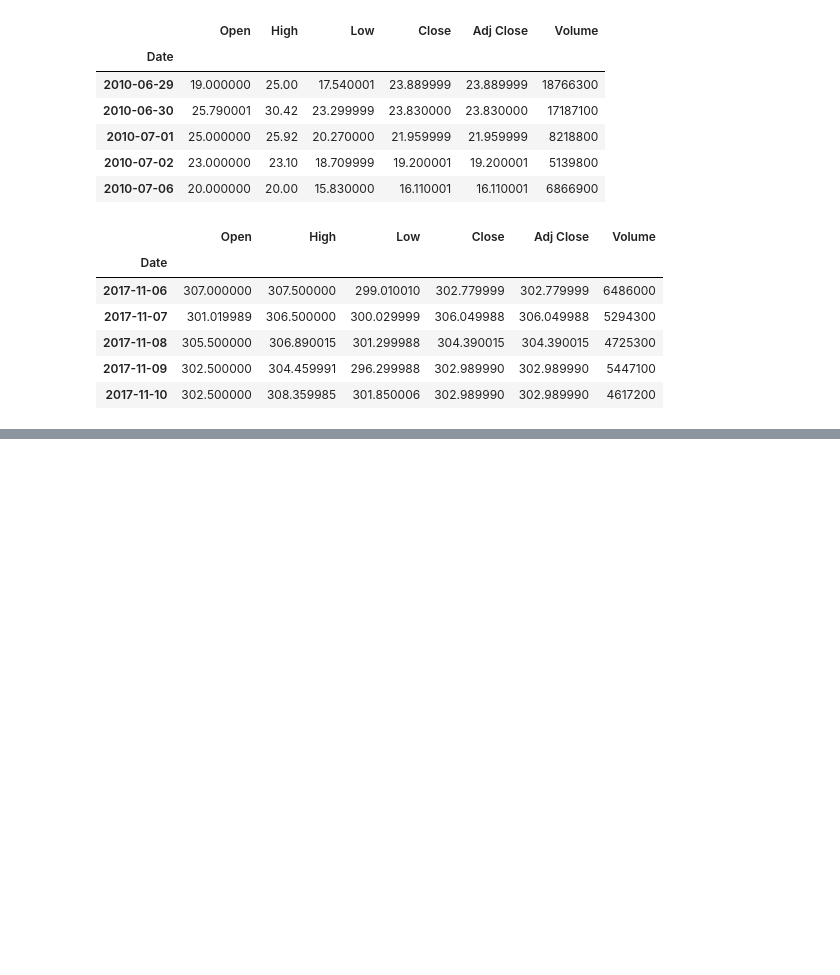
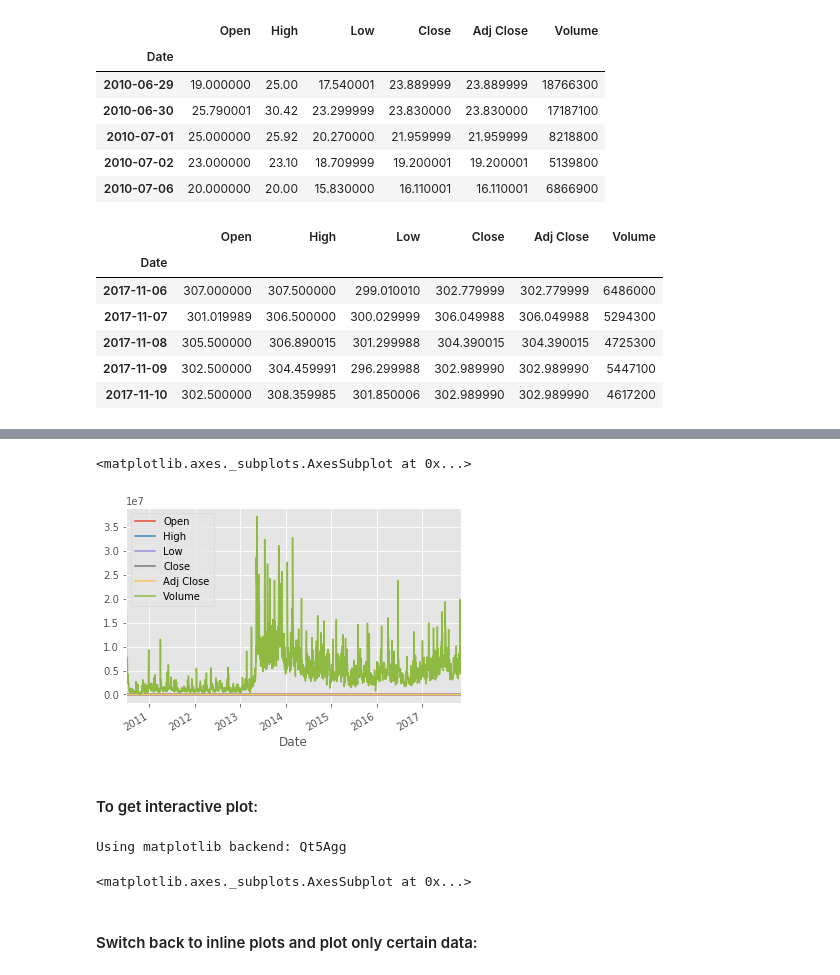
Before and after one commit to romabash/Python-notebooks-collection, a Jupyter notebook: Stock-Analysis/Stock-Analysis.ipynb, the cells around one changed output, grey strips where cells are left out. Drawn from its saved outputs; the diff is of its cells as text; code cells hidden in the pictures; blank space fills up the shorter version.

Commit message:
Visualizing simple stock data

```diff
--- a/Stock-Analysis/Stock-Analysis.ipynb
+++ b/Stock-Analysis/Stock-Analysis.ipynb
@@ -39,0 +48,3 @@ df.tail()
+# %%
+df = pd.read_csv('tsla.csv', parse_dates=True, index_col=0)
+df.head()
@@ -39,0 +87,15 @@ df.tail()
+# %%
+df.plot()
+# %% [output]
+<matplotlib.axes._subplots.AxesSubplot at 0x...>
+[figure, added]
+# %% [markdown]
+#### To get interactive plot:
+# %%
+%matplotlib
+df.plot()
+# %% [output]
+Using matplotlib backend: Qt5Agg
+<matplotlib.axes._subplots.AxesSubplot at 0x...>
+# %% [markdown]
+#### Switch back to inline plots and plot only certain data:
```
Also changed, not shown: parts of 11 cells of this notebook, 1 other file.
